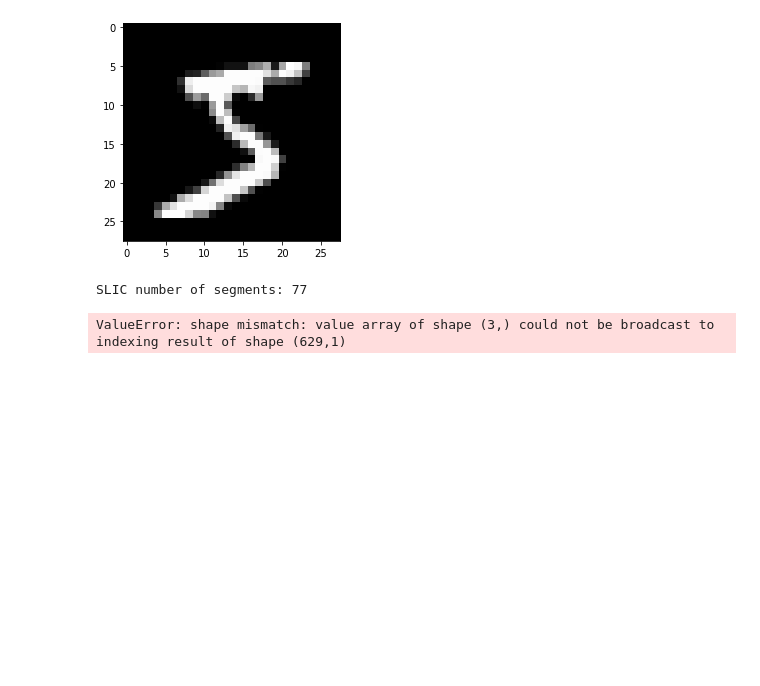
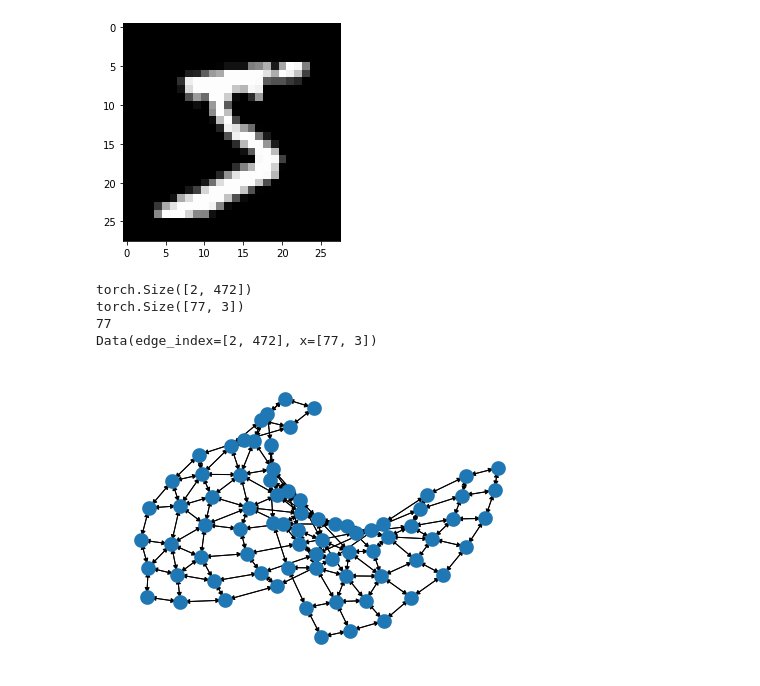
Before and after one commit to ashleve/geometric_deep_learning, a Jupyter notebook: graph_superpixels_experiments.ipynb, the cells around one changed output. Cells and saved outputs as stored; diff of their text form; code cells hidden in the pictures; blank space fills up the shorter version.

```diff
--- a/graph_superpixels_experiments.ipynb
+++ b/graph_superpixels_experiments.ipynb
@@ -33,28 +33,31 @@ plt.show()
 # %%
 # dataset = Planetoid(root = '../data/cora', name='Cora')
 # dataset = MNISTSuperpixels(root = '../data/mnist')
 
 labels = dataset.targets.numpy()
 
 x, edge_index = get_graph_from_image(first_image)
 
 x = torch.tensor(x, dtype=torch.float)
-edge_index = torch.tensor(edges, dtype=torch.long)
+edge_index = torch.tensor(edge_index, dtype=torch.long).T
 
 print(edge_index.shape)
 print(x.shape)
 
 data = Data(x=x, edge_index=edge_index)
 print(data.num_nodes)
 print(data)
 
 
 G = to_networkx(data, node_attrs=['x'])
 nx.draw(G, cmap=plt.get_cmap('Set1'), node_size=75, linewidths=6)
 plt.show()
 # %% [output]
-SLIC number of segments: 77
+torch.Size([2, 472])
+torch.Size([77, 3])
+77
+Data(edge_index=[2, 472], x=[77, 3])
-ValueError: shape mismatch: value array of shape (3,) could not be broadcast to indexing result of shape (629,1)
+[figure, added]
 # %%
 # print("Processing images into graphs...", end="")
 # ptime = time.time()
```
Also changed, not shown: 3 other files.
